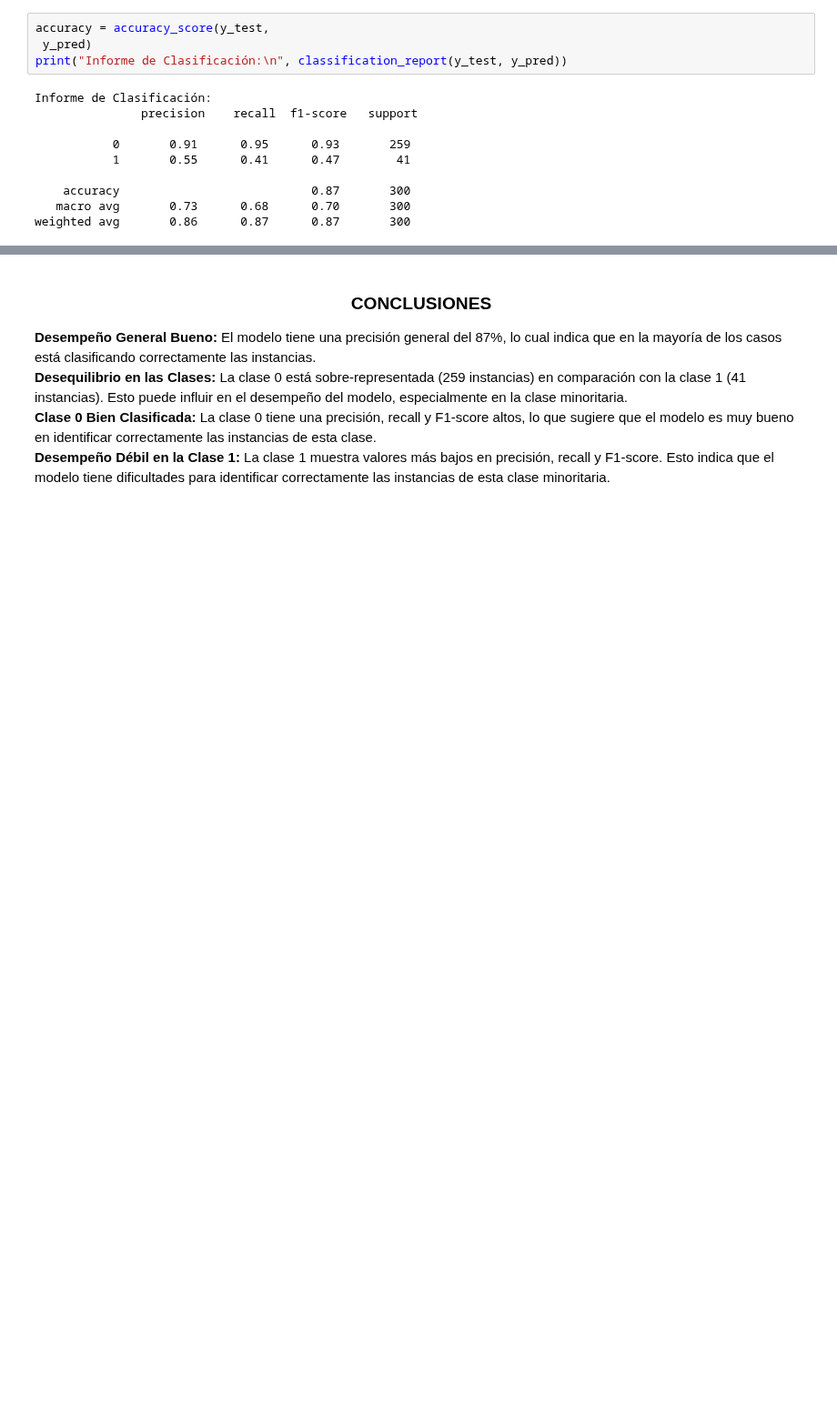
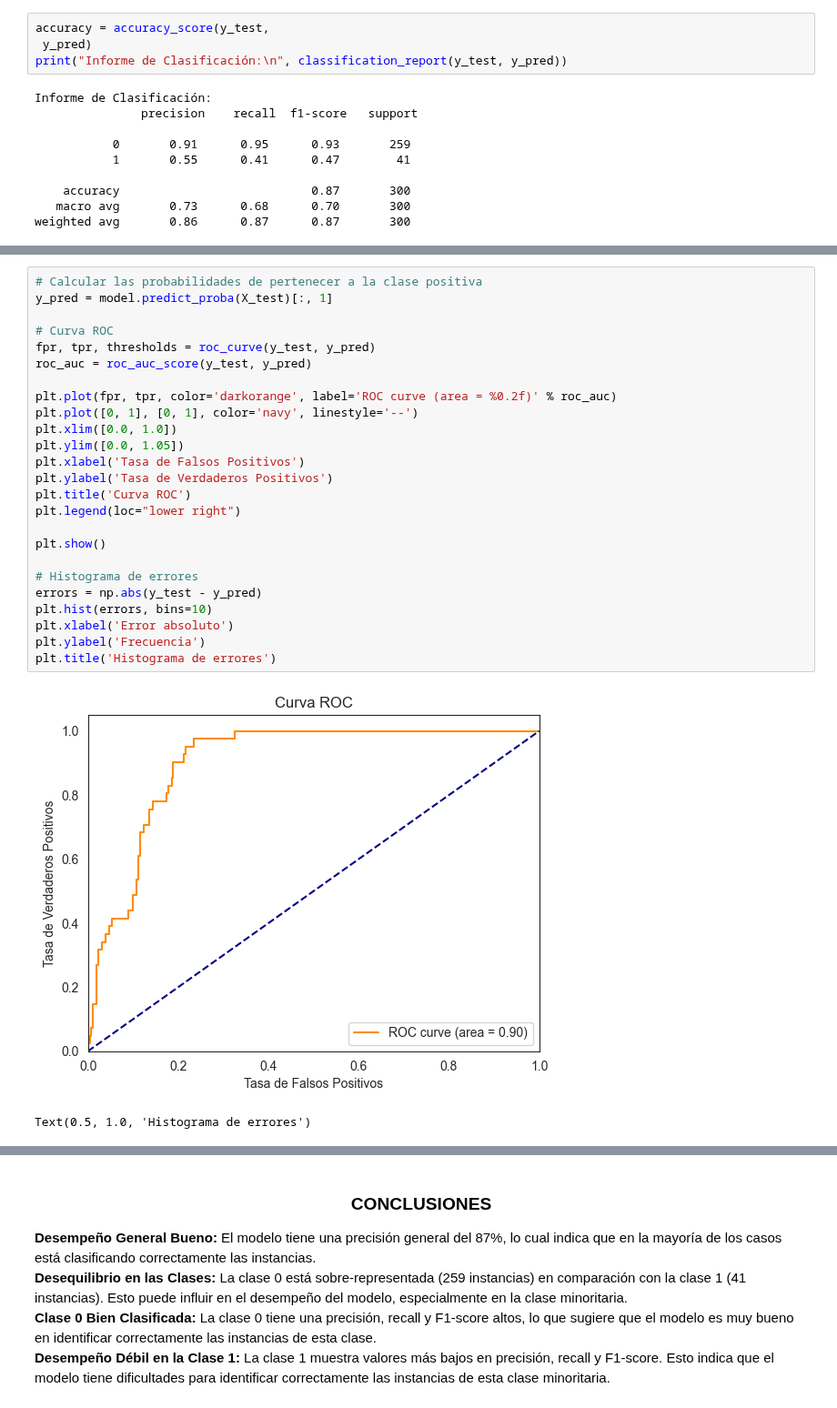
Before and after one commit to CristianLLDev/talentotech, a Jupyter notebook: Proyecto Final Regresion Logistica Terremotos/Exposicion _Regresion_logistica_Clasificacion_Intensidad_Terremotos.ipynb, the cells around one changed output, grey strips where cells are left out. Shown at 91% size. Drawn from its saved outputs; the diff is of its cells as text; blank space fills up the shorter version.

```diff
--- a/Proyecto Final Regresion Logistica Terremotos/Exposicion _Regresion_logistica_Clasificacion_Intensidad_Terremotos.ipynb
+++ b/Proyecto Final Regresion Logistica Terremotos/Exposicion _Regresion_logistica_Clasificacion_Intensidad_Terremotos.ipynb
@@ -375,0 +390,28 @@ df.style.background_gradient(cmap='Greens').format("{:.2f}")
+# %%
+# Calcular las probabilidades de pertenecer a la clase positiva
+y_pred = model.predict_proba(X_test)[:, 1]
+
+# Curva ROC
+fpr, tpr, thresholds = roc_curve(y_test, y_pred)
+roc_auc = roc_auc_score(y_test, y_pred)
+
+plt.plot(fpr, tpr, color='darkorange', label='ROC curve (area = %0.2f)' % roc_auc)
+plt.plot([0, 1], [0, 1], color='navy', linestyle='--')
+plt.xlim([0.0, 1.0])
+plt.ylim([0.0, 1.05])
+plt.xlabel('Tasa de Falsos Positivos')
+plt.ylabel('Tasa de Verdaderos Positivos')
+plt.title('Curva ROC')
+plt.legend(loc="lower right")
+
+plt.show()
+
+# Histograma de errores
+errors = np.abs(y_test - y_pred)
+plt.hist(errors, bins=10)
+plt.xlabel('Error absoluto')
+plt.ylabel('Frecuencia')
+plt.title('Histograma de errores')
+# %% [output]
+[figure, added]
+Text(0.5, 1.0, 'Histograma de errores')
```
Also changed, not shown: parts of 11 cells of this notebook, 3 other files.
